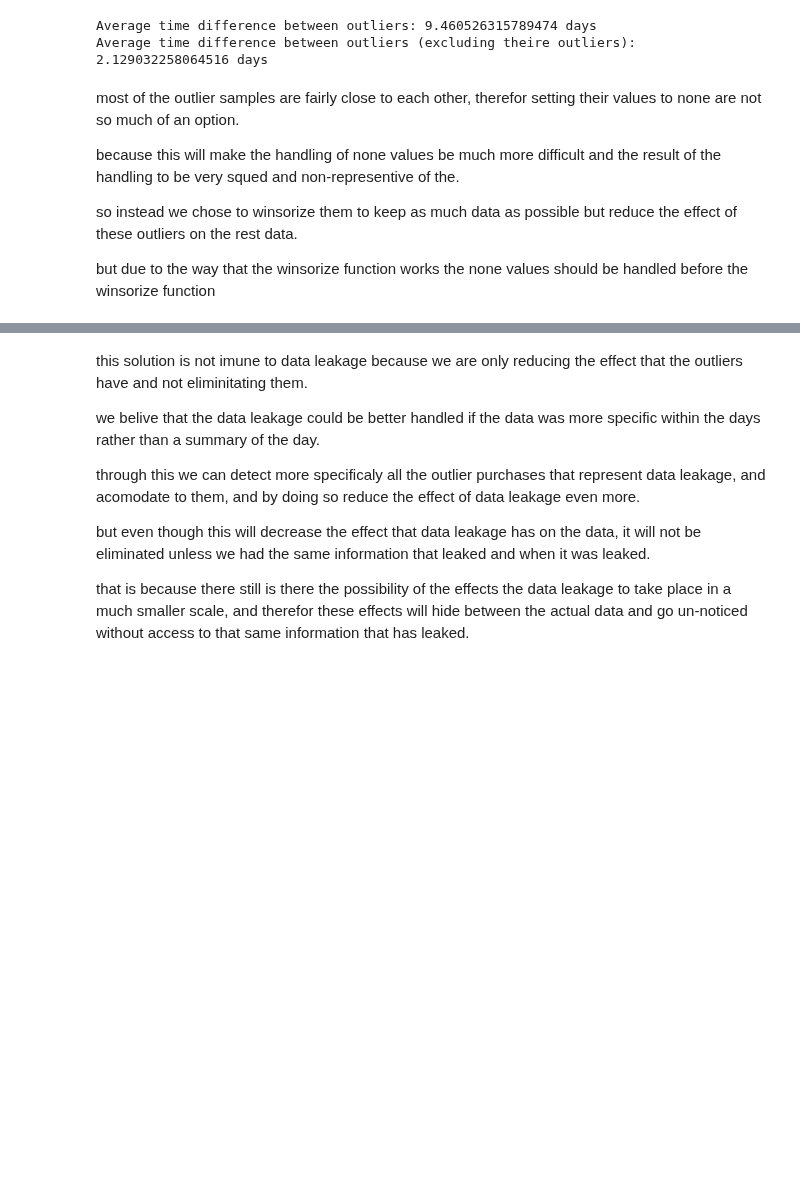
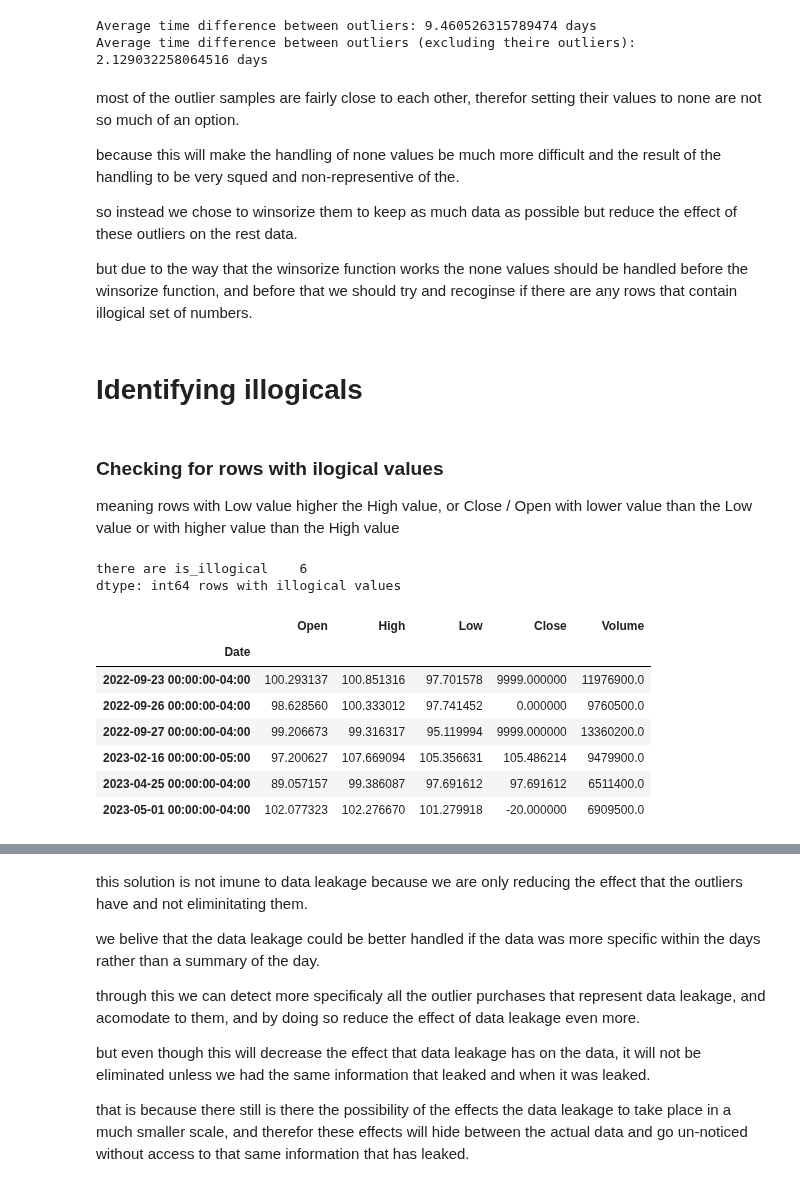
Before and after one commit to HillelCharbit/Trading-Algorithm-Project---google-trends, a Jupyter notebook: tom_jupyter_notebook.ipynb, the cells around one changed output, grey strips where cells are left out. Drawn from its saved outputs; the diff is of its cells as text; code cells hidden in the pictures; blank space fills up the shorter version.

```diff
--- a/tom_jupyter_notebook.ipynb
+++ b/tom_jupyter_notebook.ipynb
@@ -272,4 +272,28 @@ because this will make the handling of none values be much more difficult and th
 
 so instead we chose to winsorize them to keep as much data as possible but reduce the effect of these outliers on the rest data.
 
-but due to the way that the winsorize function works the none values should be handled before the winsorize function
+but due to the way that the winsorize function works the none values should be handled before the winsorize function, and before that we should try and recoginse if there are any rows that contain illogical set of numbers.
+# %% [markdown]
+# Identifying illogicals
+# %% [markdown]
+### Checking for rows with ilogical values
+meaning rows with Low value higher the High value, or Close / Open with lower value than the Low value or with higher value than the High value
+# %%
+is_illogical = (df['High'] < df['Low']) | (df['High'] < df['Open']) | (df['High'] < df['Close']) | (df['Low'] > df['Open']) | (df['Low'] > df['Close'])
+is_illogical = is_illogical.to_frame("is_illogical")
+
+print(f'there are {is_illogical.sum()} rows with illogical values')
+# %% [output]
+there are is_illogical    6
+dtype: int64 rows with illogical values
+# %%
+df[is_illogical.is_illogical]
+# %% [output]
+|  | Open | High | Low | Close | Volume |
+| Date |  |  |  |  |  |
+| 2022-09-23 00:00:00-04:00 | 100.293137 | 100.851316 | 97.701578 | 9999.000000 | 11976900.0 |
+| 2022-09-26 00:00:00-04:00 | 98.628560 | 100.333012 | 97.741452 | 0.000000 | 9760500.0 |
+| 2022-09-27 00:00:00-04:00 | 99.206673 | 99.316317 | 95.119994 | 9999.000000 | 13360200.0 |
+| 2023-02-16 00:00:00-05:00 | 97.200627 | 107.669094 | 105.356631 | 105.486214 | 9479900.0 |
+| 2023-04-25 00:00:00-04:00 | 89.057157 | 99.386087 | 97.691612 | 97.691612 | 6511400.0 |
+| 2023-05-01 00:00:00-04:00 | 102.077323 | 102.276670 | 101.279918 | -20.000000 | 6909500.0 |
```
Also changed, not shown: parts of 13 cells of this notebook, 1 other file.
